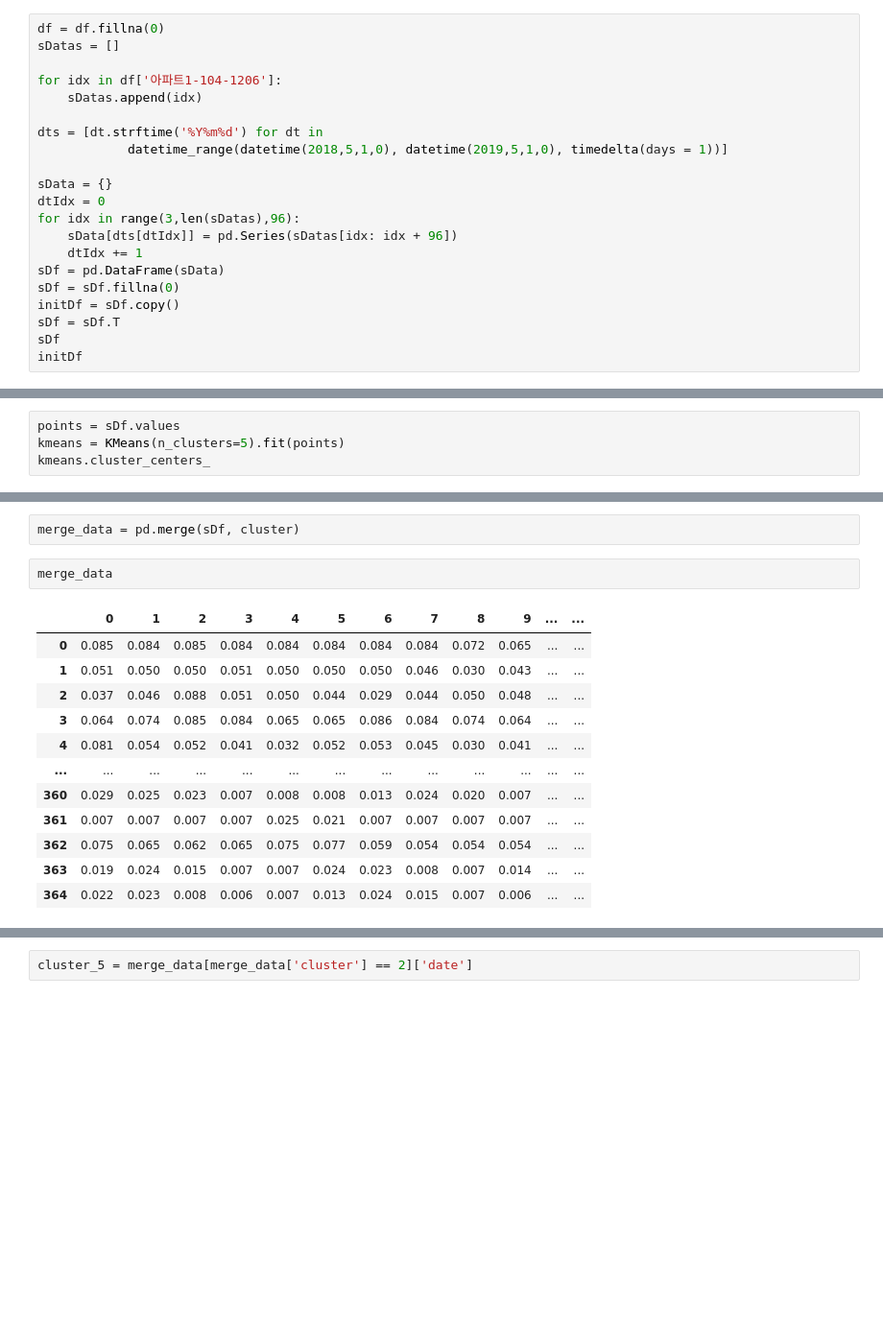
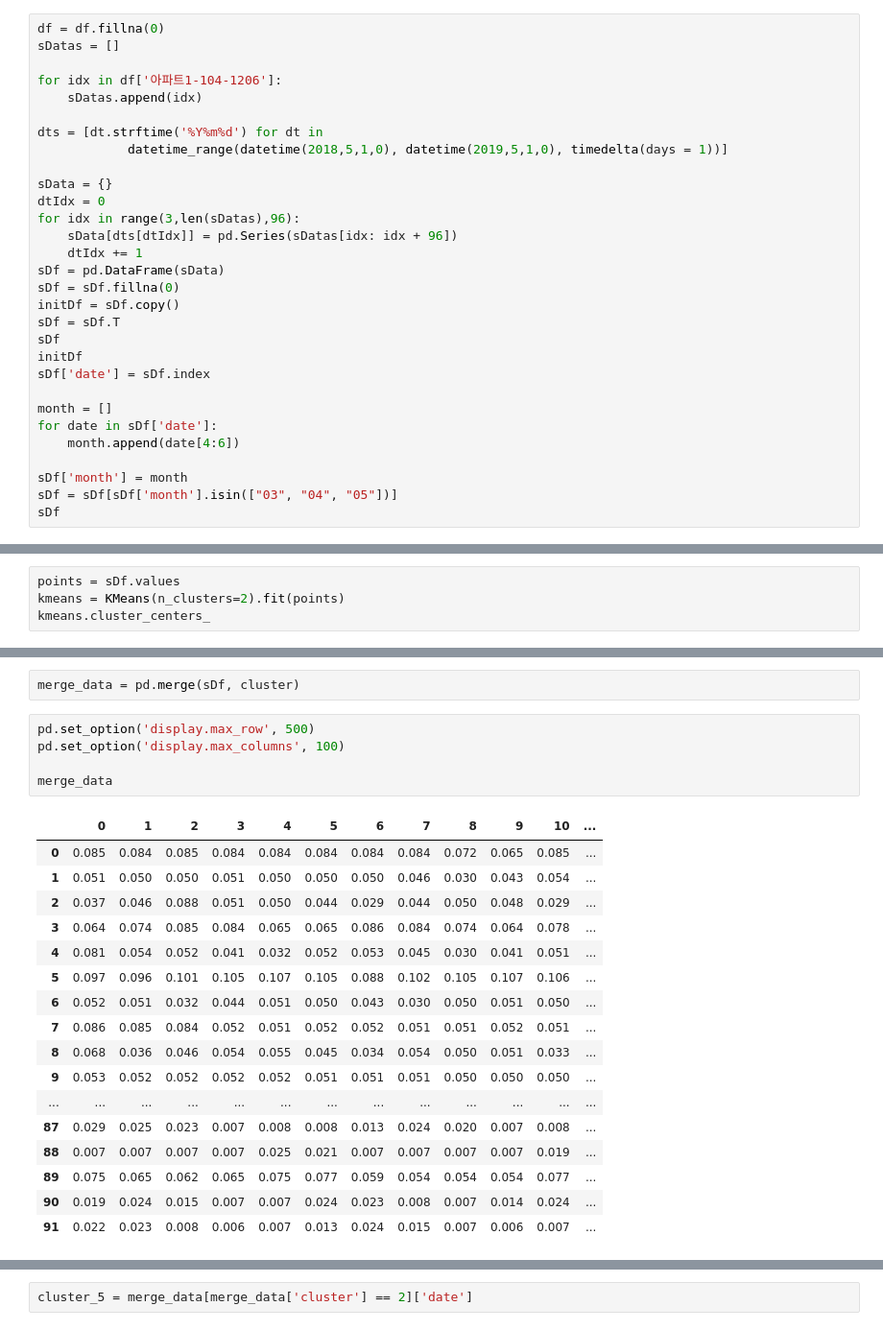
Before and after one commit to formegusto/pattern-recognition, a Jupyter notebook: 02.Data Preprocessing.ipynb, the cells around one changed output, grey strips where cells are left out. Shown at 96% size. Cells and saved outputs as stored; diff of their text form; blank space fills up the shorter version.

```diff
--- a/02.Data Preprocessing.ipynb
+++ b/02.Data Preprocessing.ipynb
@@ -48,4 +48,13 @@ initDf = sDf.copy()
 sDf = sDf.T
 sDf
 initDf
+sDf['date'] = sDf.index
+
+month = []
+for date in sDf['date']:
+    month.append(date[4:6])
+
+sDf['month'] = month
+sDf = sDf[sDf['month'].isin(["03", "04", "05"])]
+sDf
 # %% [output]
@@ -119,6 +136,6 @@ plt.show()
 from sklearn.cluster import KMeans
 # %%
 points = sDf.values
-kmeans = KMeans(n_clusters=5).fit(points)
+kmeans = KMeans(n_clusters=2).fit(points)
 kmeans.cluster_centers_
 # %% [output]
@@ -241,17 +258,25 @@ cluster.T
 # %%
 merge_data = pd.merge(sDf, cluster)
 # %%
+pd.set_option('display.max_row', 500)
+pd.set_option('display.max_columns', 100)
+
 merge_data
 # %% [output]
-|  | 0 | 1 | 2 | 3 | 4 | 5 | 6 | 7 | 8 | 9 | ... | ... |
-| 0 | 0.085 | 0.084 | 0.085 | 0.084 | 0.084 | 0.084 | 0.084 | 0.084 | 0.072 | 0.065 | ... | ... |
-| 1 | 0.051 | 0.050 | 0.050 | 0.051 | 0.050 | 0.050 | 0.050 | 0.046 | 0.030 | 0.043 | ... | ... |
-| 2 | 0.037 | 0.046 | 0.088 | 0.051 | 0.050 | 0.044 | 0.029 | 0.044 | 0.050 | 0.048 | ... | ... |
-| 3 | 0.064 | 0.074 | 0.085 | 0.084 | 0.065 | 0.065 | 0.086 | 0.084 | 0.074 | 0.064 | ... | ... |
-| 4 | 0.081 | 0.054 | 0.052 | 0.041 | 0.032 | 0.052 | 0.053 | 0.045 | 0.030 | 0.041 | ... | ... |
+|  | 0 | 1 | 2 | 3 | 4 | 5 | 6 | 7 | 8 | 9 | 10 | ... |
+| 0 | 0.085 | 0.084 | 0.085 | 0.084 | 0.084 | 0.084 | 0.084 | 0.084 | 0.072 | 0.065 | 0.085 | ... |
+| 1 | 0.051 | 0.050 | 0.050 | 0.051 | 0.050 | 0.050 | 0.050 | 0.046 | 0.030 | 0.043 | 0.054 | ... |
+| 2 | 0.037 | 0.046 | 0.088 | 0.051 | 0.050 | 0.044 | 0.029 | 0.044 | 0.050 | 0.048 | 0.029 | ... |
+| 3 | 0.064 | 0.074 | 0.085 | 0.084 | 0.065 | 0.065 | 0.086 | 0.084 | 0.074 | 0.064 | 0.078 | ... |
+| 4 | 0.081 | 0.054 | 0.052 | 0.041 | 0.032 | 0.052 | 0.053 | 0.045 | 0.030 | 0.041 | 0.051 | ... |
+| 5 | 0.097 | 0.096 | 0.101 | 0.105 | 0.107 | 0.105 | 0.088 | 0.102 | 0.105 | 0.107 | 0.106 | ... |
+| 6 | 0.052 | 0.051 | 0.032 | 0.044 | 0.051 | 0.050 | 0.043 | 0.030 | 0.050 | 0.051 | 0.050 | ... |
+| 7 | 0.086 | 0.085 | 0.084 | 0.052 | 0.051 | 0.052 | 0.052 | 0.051 | 0.051 | 0.052 | 0.051 | ... |
+| 8 | 0.068 | 0.036 | 0.046 | 0.054 | 0.055 | 0.045 | 0.034 | 0.054 | 0.050 | 0.051 | 0.033 | ... |
+| 9 | 0.053 | 0.052 | 0.052 | 0.052 | 0.052 | 0.051 | 0.051 | 0.051 | 0.050 | 0.050 | 0.050 | ... |
 | ... | ... | ... | ... | ... | ... | ... | ... | ... | ... | ... | ... | ... |
-| 360 | 0.029 | 0.025 | 0.023 | 0.007 | 0.008 | 0.008 | 0.013 | 0.024 | 0.020 | 0.007 | ... | ... |
-| 361 | 0.007 | 0.007 | 0.007 | 0.007 | 0.025 | 0.021 | 0.007 | 0.007 | 0.007 | 0.007 | ... | ... |
-| 362 | 0.075 | 0.065 | 0.062 | 0.065 | 0.075 | 0.077 | 0.059 | 0.054 | 0.054 | 0.054 | ... | ... |
-| 363 | 0.019 | 0.024 | 0.015 | 0.007 | 0.007 | 0.024 | 0.023 | 0.008 | 0.007 | 0.014 | ... | ... |
-| 364 | 0.022 | 0.023 | 0.008 | 0.006 | 0.007 | 0.013 | 0.024 | 0.015 | 0.007 | 0.006 | ... | ... |
+| 87 | 0.029 | 0.025 | 0.023 | 0.007 | 0.008 | 0.008 | 0.013 | 0.024 | 0.020 | 0.007 | 0.008 | ... |
+| 88 | 0.007 | 0.007 | 0.007 | 0.007 | 0.025 | 0.021 | 0.007 | 0.007 | 0.007 | 0.007 | 0.019 | ... |
+| 89 | 0.075 | 0.065 | 0.062 | 0.065 | 0.075 | 0.077 | 0.059 | 0.054 | 0.054 | 0.054 | 0.077 | ... |
+| 90 | 0.019 | 0.024 | 0.015 | 0.007 | 0.007 | 0.024 | 0.023 | 0.008 | 0.007 | 0.014 | 0.024 | ... |
+| 91 | 0.022 | 0.023 | 0.008 | 0.006 | 0.007 | 0.013 | 0.024 | 0.015 | 0.007 | 0.006 | 0.007 | ... |
```
Also changed, not shown: parts of 18 cells of this notebook.
